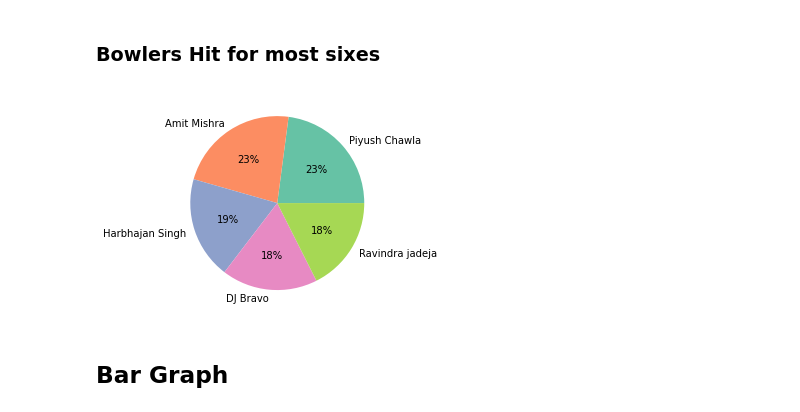
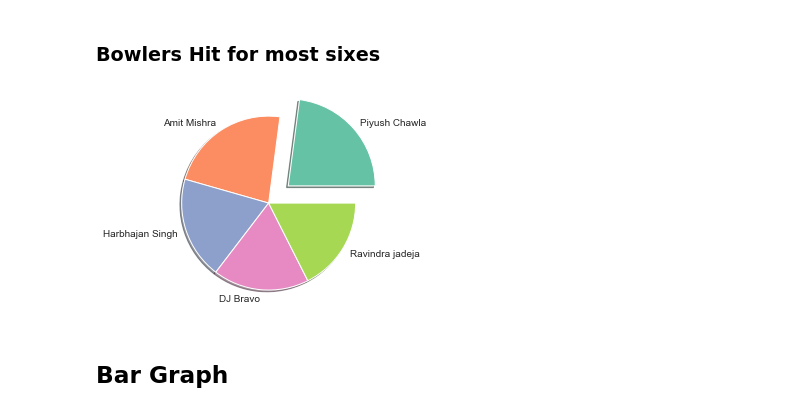
Before and after one commit to Utkarsh736/IPL_Data_Analysis, a Jupyter notebook: IPL_DA.ipynb, the cells around one changed output. Drawn from its saved outputs; the diff is of its cells as text; code cells hidden in the pictures.

Commit message:
Graph Update

```diff
--- a/IPL_DA.ipynb
+++ b/IPL_DA.ipynb
@@ -133,6 +135,12 @@ deliveries_df
 | 179077 | 11415 | 2 | Chennai Super Kings | Mumbai Indians | 20 | 6 | SN Thakur | RA Jadeja | SL Malinga | ... |
 179078 rows × 21 columns
 # %%
-team_six_df = six_main_df['bowling_team'].value_counts()
+team_six = six_main_df['bowling_team'].value_counts()
+team_six_data = [['Bangalore', 1044], ['Punjab', 972], ['Mumbai', 948], ['Kolkata', 927], ['Chennai', 889], ['Delhi', 978], ['Rajasthan', 722], ['Sunrisers', 627], ['Deccan Chargers', 406], ['Pune Warriors', 216], ['Gujarat', 190], ['RPSG', 171], ['Kerala', 65]]
+team_six_df = pd.DataFrame(team_six_data, columns=['Teams', 'Number of Sixes'])
 team_six_df
+
+
+sns.set_style('darkgrid')
+sns.barplot(x='Number of Sixes', y='Teams', data=team_six_df, palette= 'Set2')
 # %% [output]
@@ -195,8 +189,10 @@ over_run_df[over_run_df['over']==1]
 | 178959 | 1 | 2 |
 9603 rows × 2 columns
 # %%
-over1_df = over_run_df[over_run_df['over']==1]
+over_data = [['1', over1_run], ['2', over2_run], ['3', over3_run], ['4', over4_run], ['5', over5_run], ['6', over6_run], ['7', over7_run], ['8', over8_run], ['9', over9_run], ['10', over10_run], ['11', over11_run], ['12', over12_run], ['13', over13_run], ['14', over14_run], ['15', over15_run], ['16', over16_run], ['17', over17_run], ['18', over18_run], ['19', over19_run], ['20', over20_run]]
+over_df = pd.DataFrame(over_data, columns=['Over', 'Average Runs'])
 
-over_1_runs = over1_df['total_runs'].sum()//total_games
-over_1_runs
+
+sns.set_style('darkgrid')
+sns.barplot(x='Over', y='Average Runs', data=over_df, palette= 'crest')
 # %% [output]
@@ -237,10 +234,11 @@ colors = sns.color_palette("Set2")
 # %%
 # create pie chart
 
-plt.pie(data, labels = labels, colors = colors, autopct='%.0f%%')
+myexplode = [0.3, 0, 0, 0, 0]
+plt.pie(data, labels = labels, colors = colors, explode = myexplode, shadow =True)
 plt.show()
 # %% [output]
-[figure, old version]
+[figure, new version]
 # %% [markdown]
 ## Bar Graph
 # %% [markdown]
```
Also changed, not shown: parts of 6 cells of this notebook.
